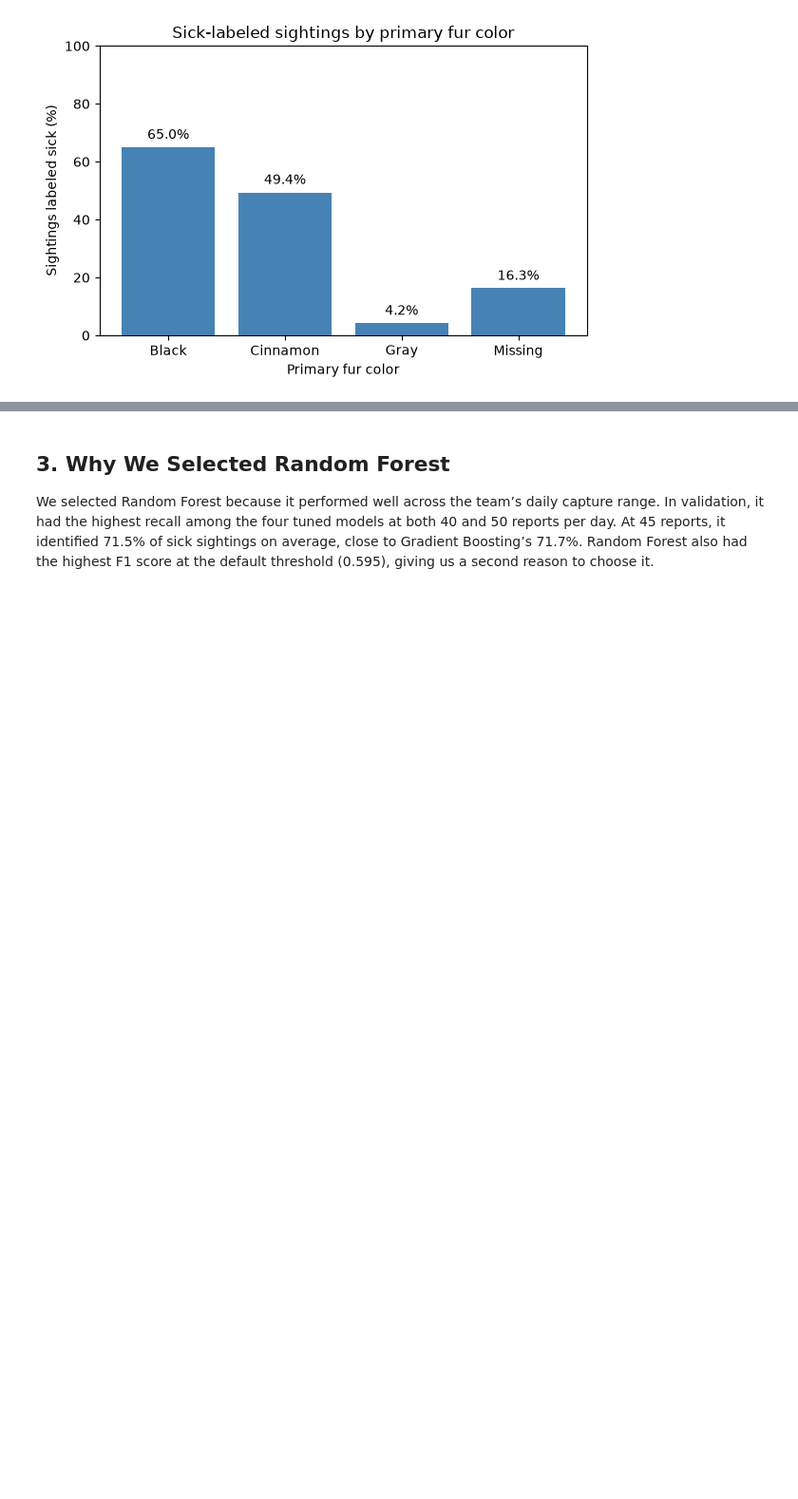
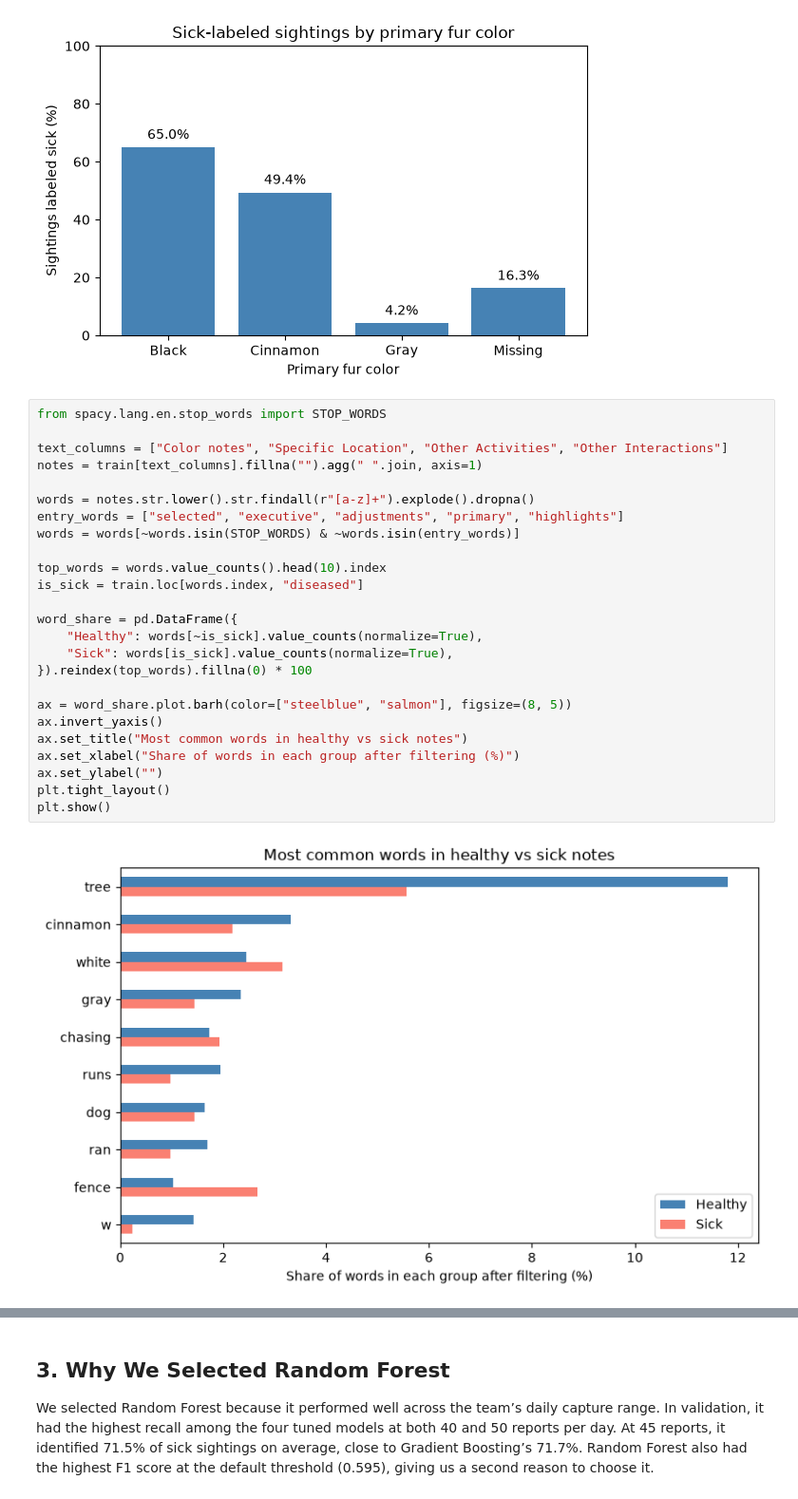
Before and after one commit to AJamell/Project2-NutosisMachineLearning, a Jupyter notebook: Nutosis - Presentation.ipynb, the cells around one changed output, grey strips where cells are left out. Shown at 95% size. Saved outputs shown, nothing was run; the diff lists cells and outputs as text; blank space fills up the shorter version.

Commit message:
Add word frequency and chasing charts to the presentation

```diff
--- a/Nutosis - Presentation.ipynb
+++ b/Nutosis - Presentation.ipynb
@@ -29,3 +29,30 @@ plt.tight_layout()
 plt.show()
 # %% [output]
 [figure]
+# %%
+from spacy.lang.en.stop_words import STOP_WORDS
+
+text_columns = ["Color notes", "Specific Location", "Other Activities", "Other Interactions"]
+notes = train[text_columns].fillna("").agg(" ".join, axis=1)
+
+words = notes.str.lower().str.findall(r"[a-z]+").explode().dropna()
+entry_words = ["selected", "executive", "adjustments", "primary", "highlights"]
+words = words[~words.isin(STOP_WORDS) & ~words.isin(entry_words)]
+
+top_words = words.value_counts().head(10).index
+is_sick = train.loc[words.index, "diseased"]
+
+word_share = pd.DataFrame({
+    "Healthy": words[~is_sick].value_counts(normalize=True),
+    "Sick": words[is_sick].value_counts(normalize=True),
+}).reindex(top_words).fillna(0) * 100
+
+ax = word_share.plot.barh(color=["steelblue", "salmon"], figsize=(8, 5))
+ax.invert_yaxis()
+ax.set_title("Most common words in healthy vs sick notes")
+ax.set_xlabel("Share of words in each group after filtering (%)")
+ax.set_ylabel("")
+plt.tight_layout()
+plt.show()
+# %% [output]
+[figure, added]
```
Also changed, not shown: parts of 5 cells of this notebook.
